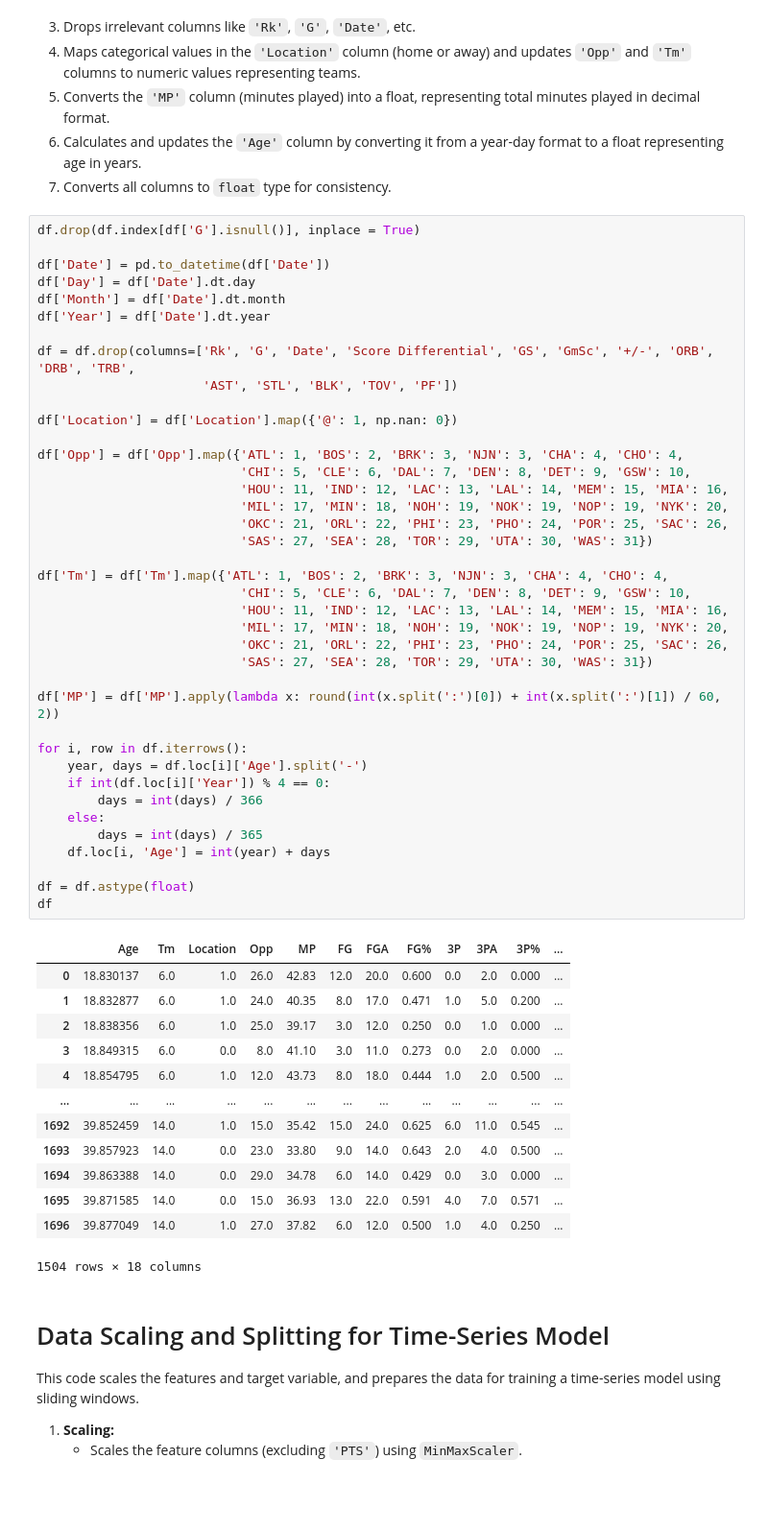
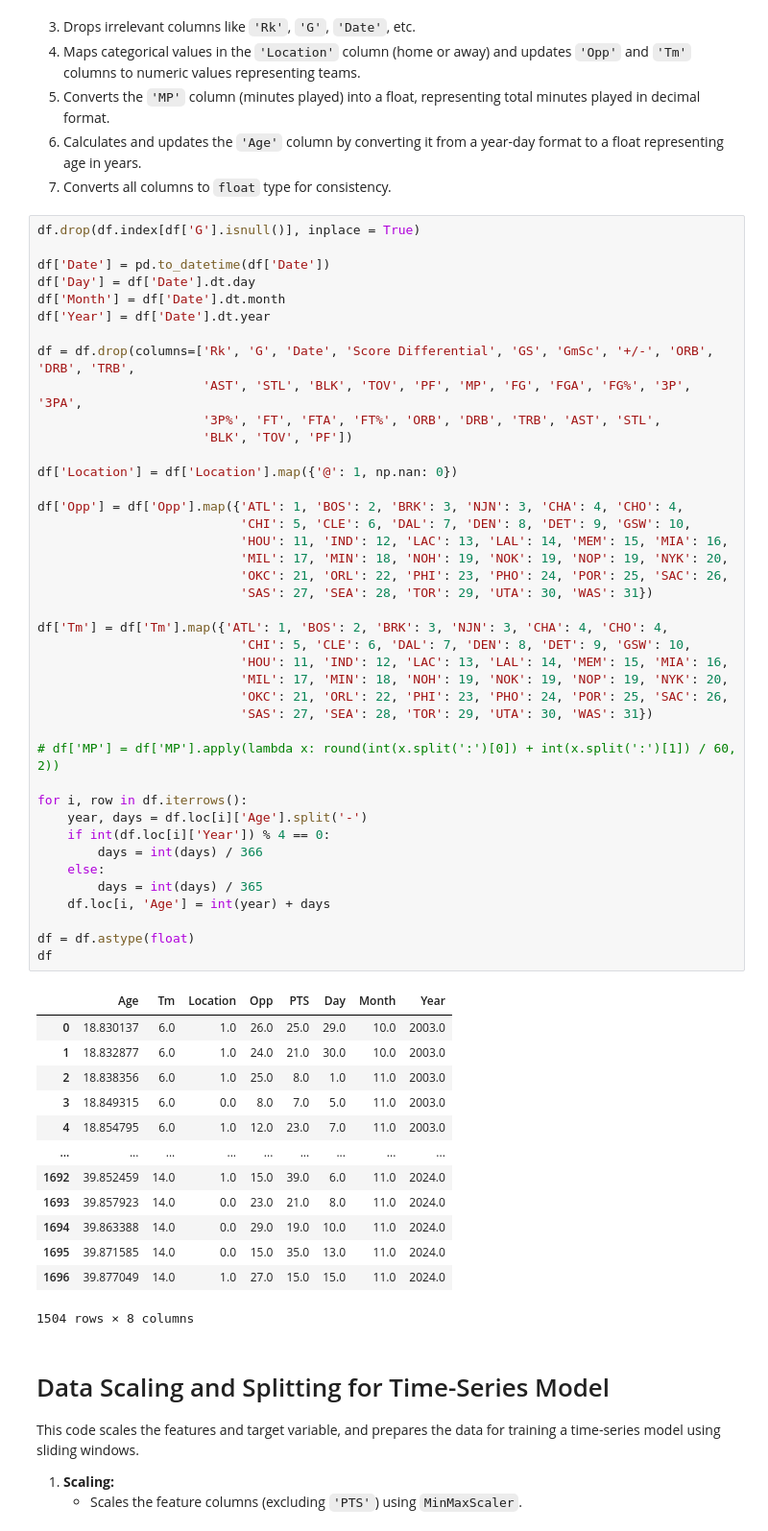
Before and after one commit to jwu04/LSTM-Project, a Jupyter notebook: LSTM.ipynb, the cells around one changed output. Shown: that part at 96% size. Cells and saved outputs as stored; diff of their text form; blank space fills up the shorter version.

```diff
--- a/LSTM.ipynb
+++ b/LSTM.ipynb
@@ -112,50 +112,52 @@ df['Month'] = df['Date'].dt.month
 df['Year'] = df['Date'].dt.year
 
 df = df.drop(columns=['Rk', 'G', 'Date', 'Score Differential', 'GS', 'GmSc', '+/-', 'ORB', 'DRB', 'TRB',
-                      'AST', 'STL', 'BLK', 'TOV', 'PF'])
+                      'AST', 'STL', 'BLK', 'TOV', 'PF', 'MP', 'FG', 'FGA', 'FG%', '3P', '3PA',
+                      '3P%', 'FT', 'FTA', 'FT%', 'ORB', 'DRB', 'TRB', 'AST', 'STL',
+                      'BLK', 'TOV', 'PF'])
 
 df['Location'] = df['Location'].map({'@': 1, np.nan: 0})
 
 df['Opp'] = df['Opp'].map({'ATL': 1, 'BOS': 2, 'BRK': 3, 'NJN': 3, 'CHA': 4, 'CHO': 4,
                            'CHI': 5, 'CLE': 6, 'DAL': 7, 'DEN': 8, 'DET': 9, 'GSW': 10,
                            'HOU': 11, 'IND': 12, 'LAC': 13, 'LAL': 14, 'MEM': 15, 'MIA': 16,
                            'MIL': 17, 'MIN': 18, 'NOH': 19, 'NOK': 19, 'NOP': 19, 'NYK': 20,
                            'OKC': 21, 'ORL': 22, 'PHI': 23, 'PHO': 24, 'POR': 25, 'SAC': 26,
                            'SAS': 27, 'SEA': 28, 'TOR': 29, 'UTA': 30, 'WAS': 31})
 
 df['Tm'] = df['Tm'].map({'ATL': 1, 'BOS': 2, 'BRK': 3, 'NJN': 3, 'CHA': 4, 'CHO': 4,
                            'CHI': 5, 'CLE': 6, 'DAL': 7, 'DEN': 8, 'DET': 9, 'GSW': 10,
                            'HOU': 11, 'IND': 12, 'LAC': 13, 'LAL': 14, 'MEM': 15, 'MIA': 16,
                            'MIL': 17, 'MIN': 18, 'NOH': 19, 'NOK': 19, 'NOP': 19, 'NYK': 20,
                            'OKC': 21, 'ORL': 22, 'PHI': 23, 'PHO': 24, 'POR': 25, 'SAC': 26,
                            'SAS': 27, 'SEA': 28, 'TOR': 29, 'UTA': 30, 'WAS': 31})
 
-df['MP'] = df['MP'].apply(lambda x: round(int(x.split(':')[0]) + int(x.split(':')[1]) / 60, 2))
+# df['MP'] = df['MP'].apply(lambda x: round(int(x.split(':')[0]) + int(x.split(':')[1]) / 60, 2))
 
 for i, row in df.iterrows():
     year, days = df.loc[i]['Age'].split('-')
     if int(df.loc[i]['Year']) % 4 == 0:
         days = int(days) / 366
     else:
         days = int(days) / 365
     df.loc[i, 'Age'] = int(year) + days
 
 df = df.astype(float)
 df
 # %% [output]
-|  | Age | Tm | Location | Opp | MP | FG | FGA | FG% | 3P | 3PA | 3P% | ... |
-| 0 | 18.830137 | 6.0 | 1.0 | 26.0 | 42.83 | 12.0 | 20.0 | 0.600 | 0.0 | 2.0 | 0.000 | ... |
-| 1 | 18.832877 | 6.0 | 1.0 | 24.0 | 40.35 | 8.0 | 17.0 | 0.471 | 1.0 | 5.0 | 0.200 | ... |
-| 2 | 18.838356 | 6.0 | 1.0 | 25.0 | 39.17 | 3.0 | 12.0 | 0.250 | 0.0 | 1.0 | 0.000 | ... |
-| 3 | 18.849315 | 6.0 | 0.0 | 8.0 | 41.10 | 3.0 | 11.0 | 0.273 | 0.0 | 2.0 | 0.000 | ... |
-| 4 | 18.854795 | 6.0 | 1.0 | 12.0 | 43.73 | 8.0 | 18.0 | 0.444 | 1.0 | 2.0 | 0.500 | ... |
-| ... | ... | ... | ... | ... | ... | ... | ... | ... | ... | ... | ... | ... |
-| 1692 | 39.852459 | 14.0 | 1.0 | 15.0 | 35.42 | 15.0 | 24.0 | 0.625 | 6.0 | 11.0 | 0.545 | ... |
-| 1693 | 39.857923 | 14.0 | 0.0 | 23.0 | 33.80 | 9.0 | 14.0 | 0.643 | 2.0 | 4.0 | 0.500 | ... |
-| 1694 | 39.863388 | 14.0 | 0.0 | 29.0 | 34.78 | 6.0 | 14.0 | 0.429 | 0.0 | 3.0 | 0.000 | ... |
-| 1695 | 39.871585 | 14.0 | 0.0 | 15.0 | 36.93 | 13.0 | 22.0 | 0.591 | 4.0 | 7.0 | 0.571 | ... |
-| 1696 | 39.877049 | 14.0 | 1.0 | 27.0 | 37.82 | 6.0 | 12.0 | 0.500 | 1.0 | 4.0 | 0.250 | ... |
+|  | Age | Tm | Location | Opp | PTS | Day | Month | Year |
+| 0 | 18.830137 | 6.0 | 1.0 | 26.0 | 25.0 | 29.0 | 10.0 | 2003.0 |
+| 1 | 18.832877 | 6.0 | 1.0 | 24.0 | 21.0 | 30.0 | 10.0 | 2003.0 |
+| 2 | 18.838356 | 6.0 | 1.0 | 25.0 | 8.0 | 1.0 | 11.0 | 2003.0 |
+| 3 | 18.849315 | 6.0 | 0.0 | 8.0 | 7.0 | 5.0 | 11.0 | 2003.0 |
+| 4 | 18.854795 | 6.0 | 1.0 | 12.0 | 23.0 | 7.0 | 11.0 | 2003.0 |
+| ... | ... | ... | ... | ... | ... | ... | ... | ... |
+| 1692 | 39.852459 | 14.0 | 1.0 | 15.0 | 39.0 | 6.0 | 11.0 | 2024.0 |
+| 1693 | 39.857923 | 14.0 | 0.0 | 23.0 | 21.0 | 8.0 | 11.0 | 2024.0 |
+| 1694 | 39.863388 | 14.0 | 0.0 | 29.0 | 19.0 | 10.0 | 11.0 | 2024.0 |
+| 1695 | 39.871585 | 14.0 | 0.0 | 15.0 | 35.0 | 13.0 | 11.0 | 2024.0 |
+| 1696 | 39.877049 | 14.0 | 1.0 | 27.0 | 15.0 | 15.0 | 11.0 | 2024.0 |
-1504 rows × 18 columns
+1504 rows × 8 columns
 # %% [markdown]
 # Data Scaling and Splitting for Time-Series Model
 
```
Also changed, not shown: parts of 4 cells of this notebook.
